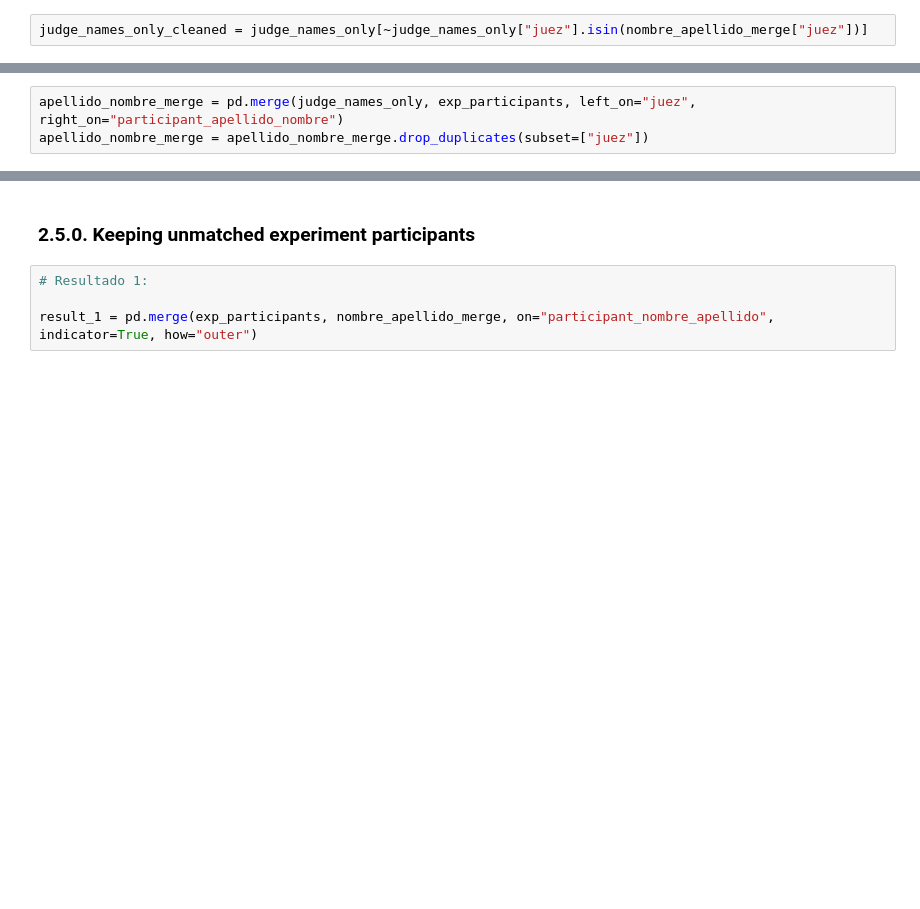
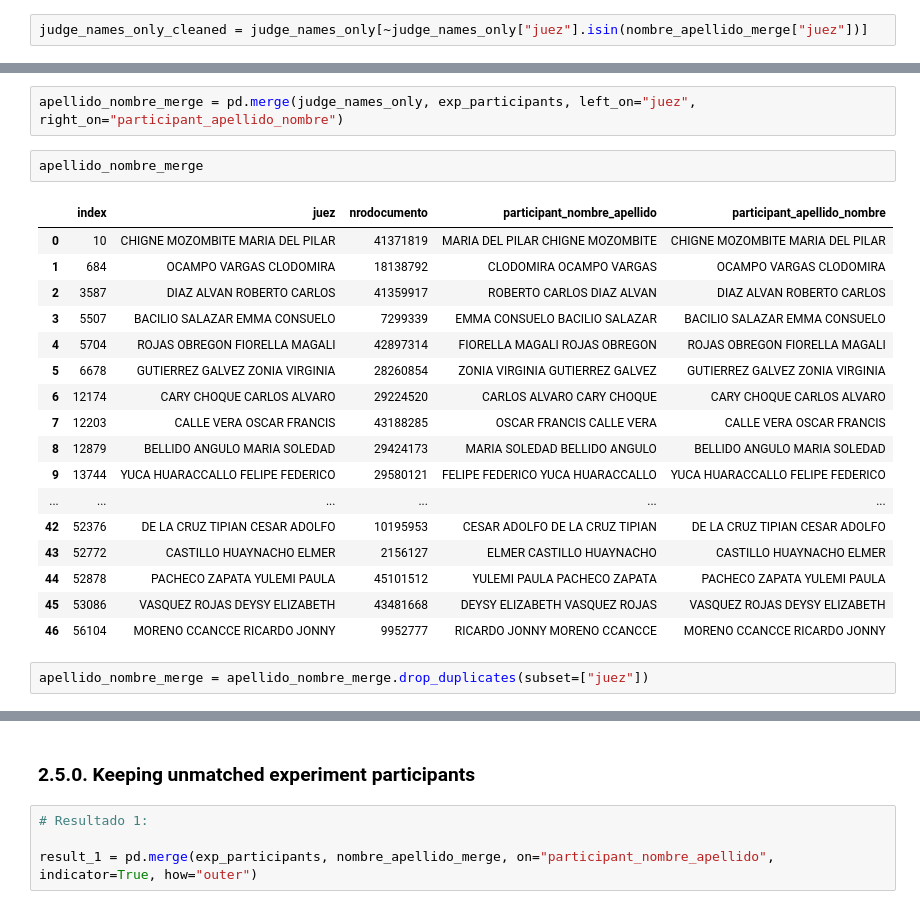
Before and after one commit to mgutierrezc/peru-amag-stats, a Jupyter notebook: case_outcomes/Case Outcomes for Amag II.ipynb, the cells around one changed output, grey strips where cells are left out. Drawn from its saved outputs; the diff is of its cells as text; blank space fills up the shorter version.

```diff
--- a/case_outcomes/Case Outcomes for Amag II.ipynb
+++ b/case_outcomes/Case Outcomes for Amag II.ipynb
@@ -268,3 +546,24 @@ judge_names_only_cleaned = judge_names_only[~judge_names_only["juez"].isin(nombr
 # %%
 apellido_nombre_merge = pd.merge(judge_names_only, exp_participants, left_on="juez", right_on="participant_apellido_nombre")
-apellido_nombre_merge = apellido_nombre_merge.drop_duplicates(subset=["juez"])
+# %%
+apellido_nombre_merge
+# %% [output]
+|  | index | juez | nrodocumento | participant_nombre_apellido | participant_apellido_nombre |
+| 0 | 10 | CHIGNE MOZOMBITE MARIA DEL PILAR | 41371819 | MARIA DEL PILAR CHIGNE MOZOMBITE | CHIGNE MOZOMBITE MARIA DEL PILAR |
+| 1 | 684 | OCAMPO VARGAS CLODOMIRA | 18138792 | CLODOMIRA OCAMPO VARGAS | OCAMPO VARGAS CLODOMIRA |
+| 2 | 3587 | DIAZ ALVAN ROBERTO CARLOS | 41359917 | ROBERTO CARLOS DIAZ ALVAN | DIAZ ALVAN ROBERTO CARLOS |
+| 3 | 5507 | BACILIO SALAZAR EMMA CONSUELO | 7299339 | EMMA CONSUELO BACILIO SALAZAR | BACILIO SALAZAR EMMA CONSUELO |
+| 4 | 5704 | ROJAS OBREGON FIORELLA MAGALI | 42897314 | FIORELLA MAGALI ROJAS OBREGON | ROJAS OBREGON FIORELLA MAGALI |
+| 5 | 6678 | GUTIERREZ GALVEZ ZONIA VIRGINIA | 28260854 | ZONIA VIRGINIA GUTIERREZ GALVEZ | GUTIERREZ GALVEZ ZONIA VIRGINIA |
+| 6 | 12174 | CARY CHOQUE CARLOS ALVARO | 29224520 | CARLOS ALVARO CARY CHOQUE | CARY CHOQUE CARLOS ALVARO |
+| 7 | 12203 | CALLE VERA OSCAR FRANCIS | 43188285 | OSCAR FRANCIS CALLE VERA | CALLE VERA OSCAR FRANCIS |
+| 8 | 12879 | BELLIDO ANGULO MARIA SOLEDAD | 29424173 | MARIA SOLEDAD BELLIDO ANGULO | BELLIDO ANGULO MARIA SOLEDAD |
+| 9 | 13744 | YUCA HUARACCALLO FELIPE FEDERICO | 29580121 | FELIPE FEDERICO YUCA HUARACCALLO | YUCA HUARACCALLO FELIPE FEDERICO |
+| ... | ... | ... | ... | ... | ... |
+| 42 | 52376 | DE LA CRUZ TIPIAN CESAR ADOLFO | 10195953 | CESAR ADOLFO DE LA CRUZ TIPIAN | DE LA CRUZ TIPIAN CESAR ADOLFO |
+| 43 | 52772 | CASTILLO HUAYNACHO ELMER | 2156127 | ELMER CASTILLO HUAYNACHO | CASTILLO HUAYNACHO ELMER |
+| 44 | 52878 | PACHECO ZAPATA YULEMI PAULA | 45101512 | YULEMI PAULA PACHECO ZAPATA | PACHECO ZAPATA YULEMI PAULA |
+| 45 | 53086 | VASQUEZ ROJAS DEYSY ELIZABETH | 43481668 | DEYSY ELIZABETH VASQUEZ ROJAS | VASQUEZ ROJAS DEYSY ELIZABETH |
+| 46 | 56104 | MORENO CCANCCE RICARDO JONNY | 9952777 | RICARDO JONNY MORENO CCANCCE | MORENO CCANCCE RICARDO JONNY |
+# %%
+apellido_nombre_merge = apellido_nombre_merge.drop_duplicates(subset=["juez"])
```
Also changed, not shown: parts of 79 cells of this notebook.
